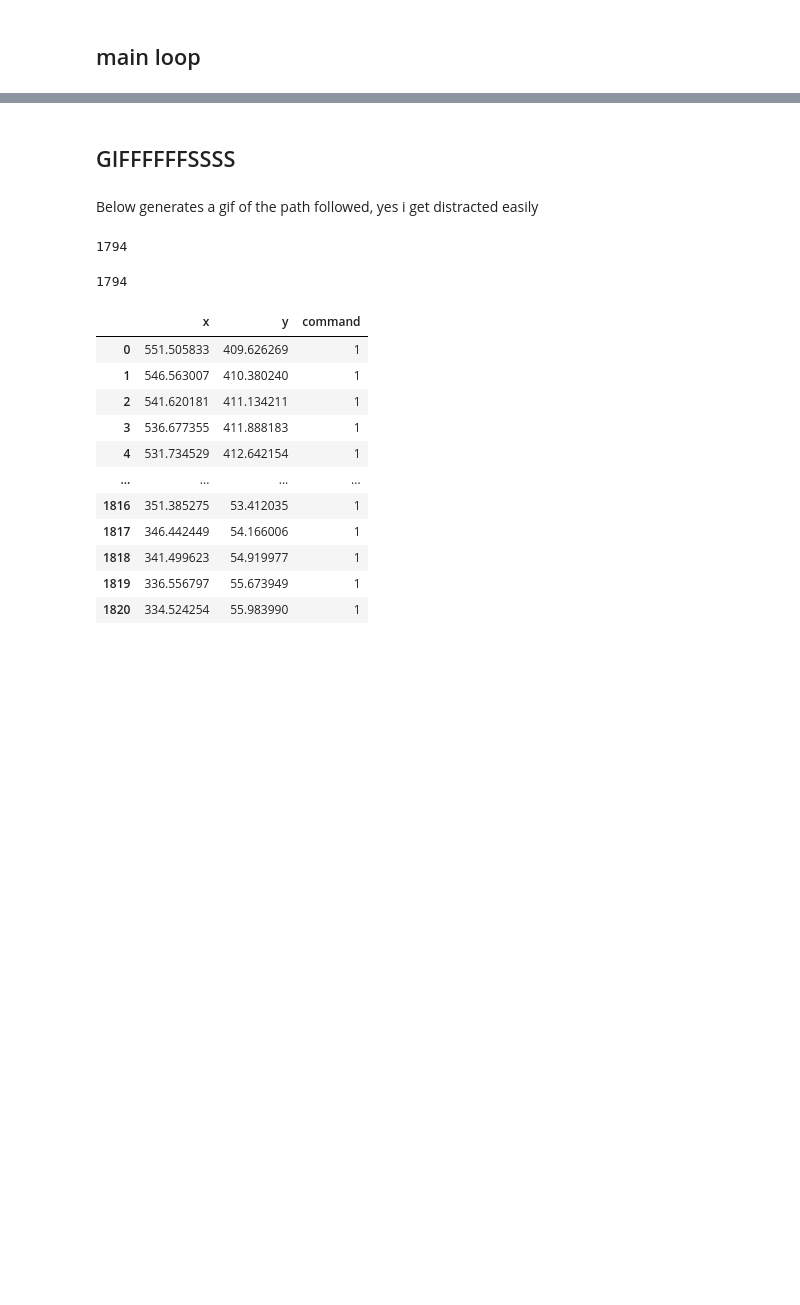
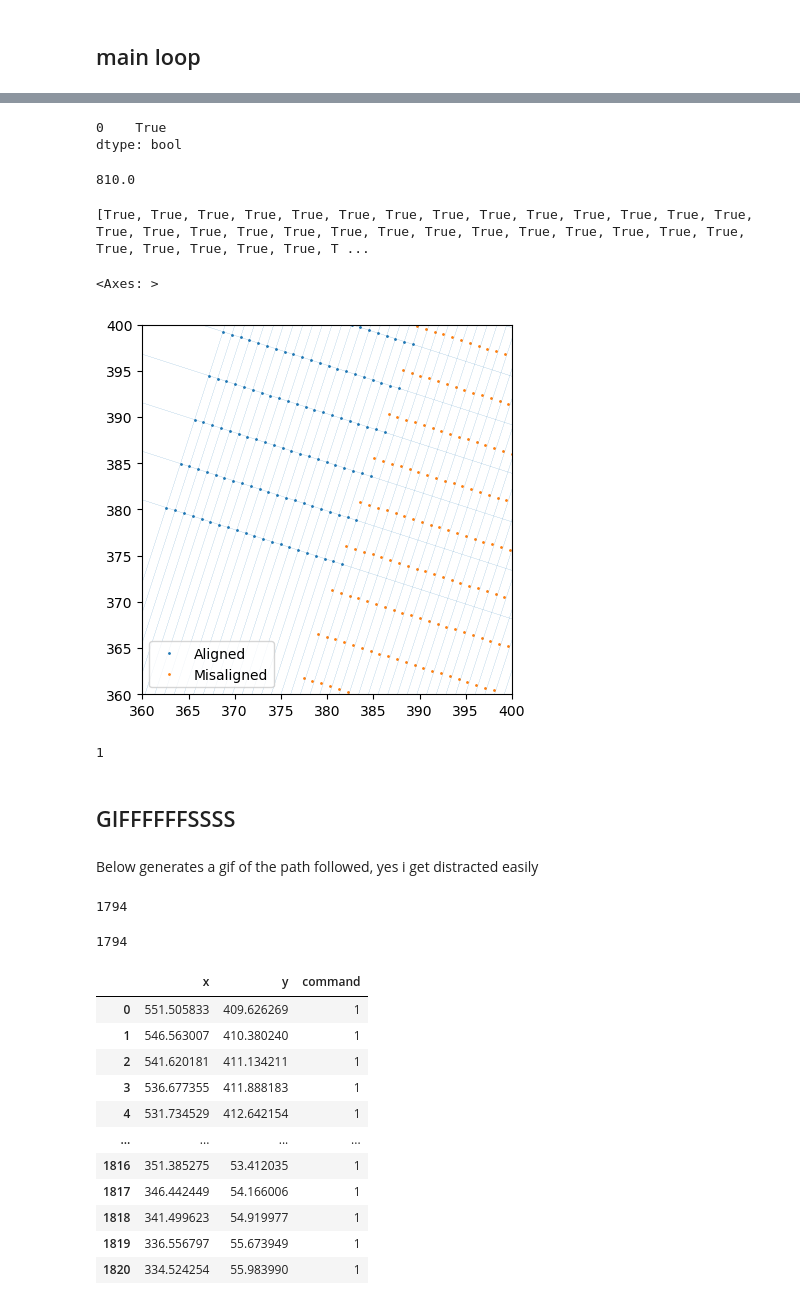
Before and after one commit to NickBak08/AgricultureRobotics, a Jupyter notebook: PathPlanning/testing_functions.ipynb, the cells around one changed output, grey strips where cells are left out. Cells and saved outputs as stored; diff of their text form; code cells hidden in the pictures; blank space fills up the shorter version.

```diff
--- a/PathPlanning/testing_functions.ipynb
+++ b/PathPlanning/testing_functions.ipynb
@@ -1361,0 +1386,8 @@ plt.ylim([100,250])
+# %%
+a = MultiPoint([pointa,pointb,pointc,pointd])
+a_df = gpd.GeoSeries(a).get_coordinates()
+intersects = []
+for i in range(1000):
+    intersects.append(sp.geoms[i].buffer(0.01).intersects(multline))
+
+intersects
@@ -1362,3 +1412,41 @@ plt.ylim([100,250])
+# %%
+intersects
+# %% [output]
+0    True
+dtype: bool
+# %%
+def check_intersection(sp,multline):
+    intersects.append(sp.geoms[i].buffer(0.1).intersects(multline))
+# %% [output]
+810.0
+# %%
+from joblib import Parallel, delayed
+def process(i):
+    return sp.geoms[i].buffer(0.1).intersects(multline)
+
+results = Parallel(n_jobs=8)(delayed(process)(i) for i in range(2000))
+print(results)  # prints [0, 1, 4, 9, 16, 25, 36, 49, 64, 81]
+# %% [output]
+[True, True, True, True, True, True, True, True, True, True, True, True, True, True, True, True, True, True, True, True, True, True, True, True, True, True, True, True, True, True, True, True, True, T ...
+# %%
+a = sp_df.get_coordinates().iloc[:2000]
+a['on_grid'] = results
+# a['on grid int'] = a['on grid'].astype(float)
+fig, ax = plt.subplots()
+for (v,c) in [(True,'b'),(False,'r')]:
+    ax.plot(a.x[a.on_grid == v],a.y[a.on_grid == v],'o',markersize = 1)
+ax.set_xlim([360,400])
+ax.set_ylim([360,400])
+ax.legend(['Aligned', 'Misaligned'])
+
+multline_df.plot(ax = ax,linewidth = 0.1)
+# %% [output]
+<Axes: >
+[figure, added]
+# %%
+int(True)
+# %% [output]
+1
 # %% [markdown]
 ## GIFFFFFFSSSS
 # %% [markdown]
```
Also changed, not shown: parts of 8 cells of this notebook.
